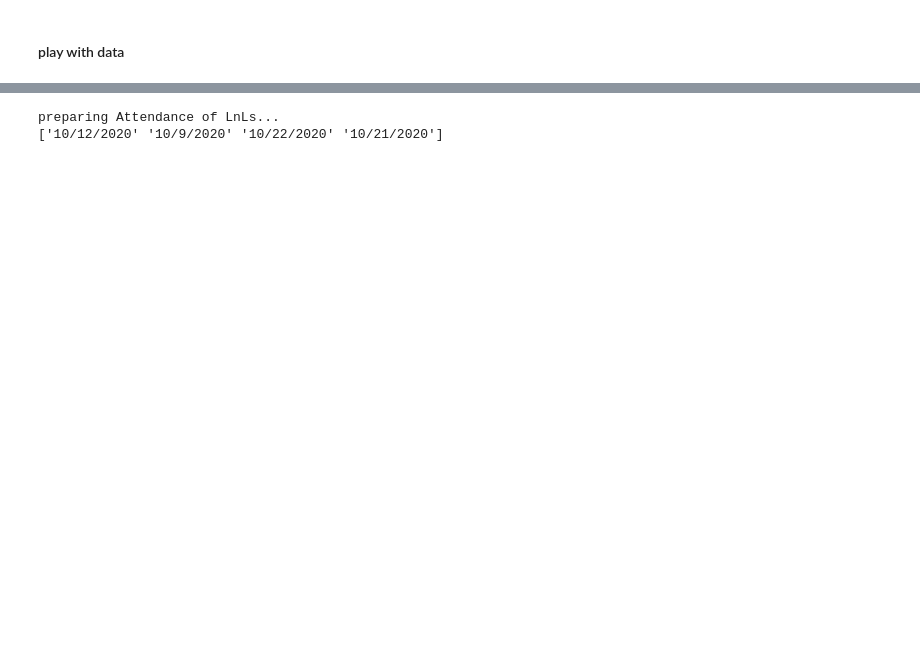
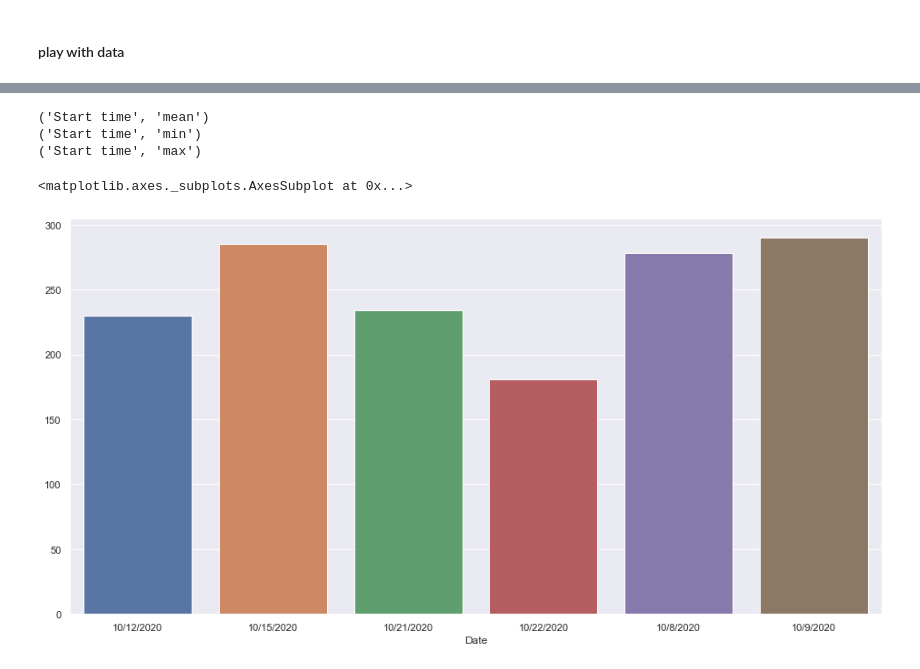
Before and after one commit to Zajano/webex_attendance, a Jupyter notebook: attendance_graphs.ipynb, the cells around one changed output, grey strips where cells are left out. Cells and saved outputs as stored; diff of their text form; code cells hidden in the pictures; blank space fills up the shorter version.

```diff
--- a/attendance_graphs.ipynb
+++ b/attendance_graphs.ipynb
@@ -29,0 +48,24 @@ attendance_df.head()
+# %%
+def time_to_minutes(str_time):
+    ''' takes time string in format : '12:02 pm'
+        returns int of minutes      :  722'''
+
+    time, period= str_time.split(' ')
+    hour, minute = map(int, time.split(':'))
+    if period == 'pm' and hour < 12:
+        hour += 12
+    return hour*60 + minute
+# %%
+# practice cell
+
+# val = practice.iloc[0]['Duration']
+# val2 = int(val.split(' ')[0])
+
+# fix length of stay
+practice['Duration'] = practice['Duration'].apply(lambda x: int(x.split(' ')[0]))
+
+# change start/stop time to minute value
+practice['Start time'] = practice['Start time'].apply(time_to_minutes)
+practice['End time'] = practice['End time'].apply(time_to_minutes)
+
+practice.head()
@@ -30,29 +103,27 @@ attendance_df.head()
+# %%
+for row in times:
+    print(row)
+# %% [output]
+('Start time', 'mean')
+('Start time', 'min')
+('Start time', 'max')
+# %%
+# simple bar plot and print for totals attended
+result = practice.groupby(['Date']).size()
+sns.barplot(x = result.index, y = result.values)
+# %% [output]
+<matplotlib.axes._subplots.AxesSubplot at 0x...>
+[figure, added]
 # %%
-# graph dimensions and name
-sns.set(rc={'figure.figsize':(16,8)})
-g_name = 'Attendance of LnLs'
-print("preparing " + g_name + "...")
+def adj_times
 
-dates = trimmed_df["Date"].unique()
-print(dates)
-# trimmed_df.dtypes
-practice = trimmed_df.copy()
+# initialize by longest length meeting
+mins_12 = mins_15 = mins_21 = mins_22 = mins_8 = mins_9 = [0]*109
 
+practice['Start time'] = practice.apply(lambda row: )
 
+homes['UT']=homes.apply(lambda row: 1 if (row.name[0]+', '+row.name[1] in ut['full'].values) else 0, axis=1)
 
-# # get sets of top mechanics
-# dice_games = adj_mechs(recent_all, 'Dice Rolling')
-# hand_games = adj_mechs(recent_all, 'Hand Management')
-# var_games = adj_mechs(recent_all, 'Variable Player Powers')
-# set_games = adj_mechs(recent_all, 'Set Collection')
-# mod_games = adj_mechs(recent_all, 'Modular Board')
-# draft_games = adj_mechs(recent_all, 'Card Drafting')
-# hex_games = adj_mechs(recent_all, 'Hexagon Grid')
-# coop_games = adj_mechs(recent_all, 'Cooperative Game')
-# tile_games = adj_mechs(recent_all, 'Tile Placement')
-# area_games = adj_mechs(recent_all, 'Area Majority / Influence')
-
-# # plot and print
 # sns.kdeplot(dice_games['year'], shade=True, bw=0.125, label='Dice Rolling')
 # sns.kdeplot(hand_games['year'], shade=True, bw=0.125, label='Hand Management')
 # sns.kdeplot(var_games['year'], shade=True, bw=0.125, label='Variable Powers')
@@ -67,6 +138,3 @@ practice = trimmed_df.copy()
 # if want_file:   plt.savefig(graphs_loc + g_name, bbox_inches='tight')
 # if want_display:    plt.show()
 # print(g_name + " completed!")
-# %% [output]
-preparing Attendance of LnLs...
-['10/12/2020' '10/9/2020' '10/22/2020' '10/21/2020']
```
Also changed, not shown: parts of 5 cells of this notebook, 1 other file.
